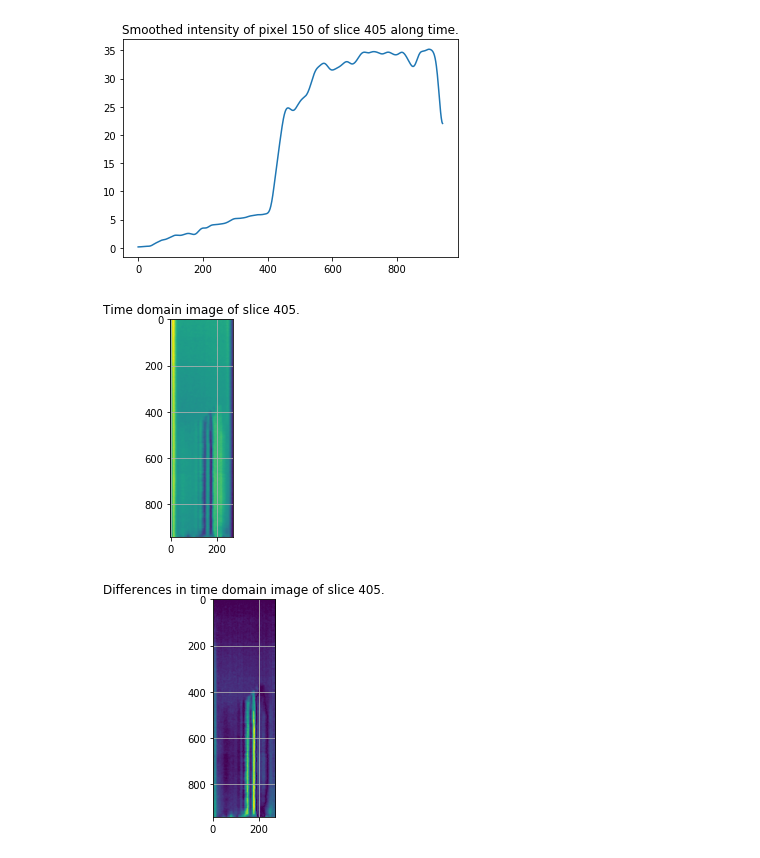
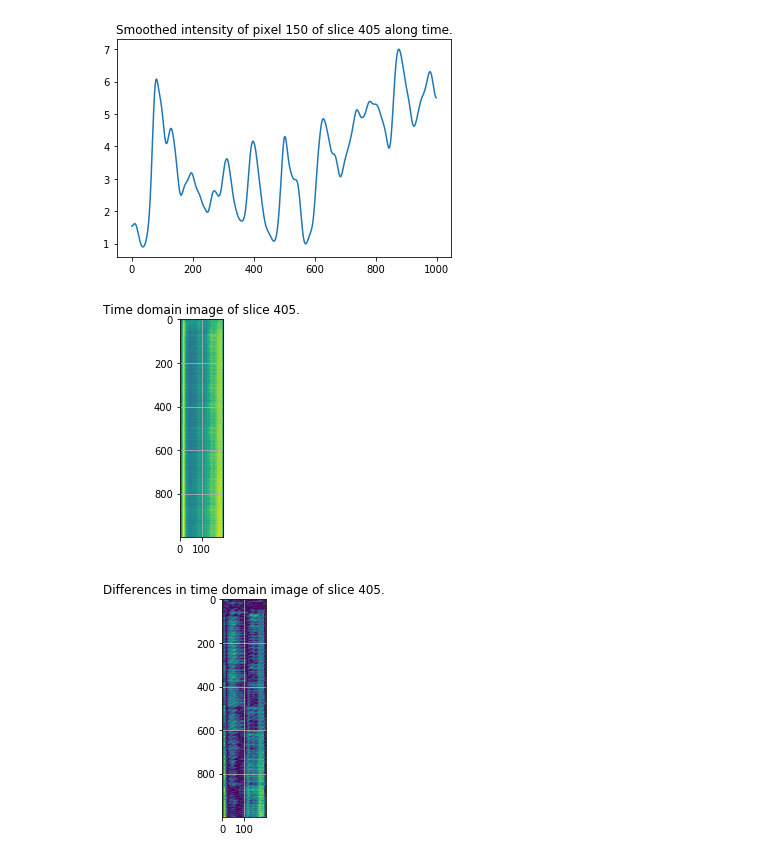
Before and after one commit to cemel-jhu/PSB-Image-Processing, a Jupyter notebook: PSM_Processing.ipynb, the cells around one changed output. Saved outputs shown, nothing was run; the diff lists cells and outputs as text; code cells hidden in the pictures.

```diff
--- a/PSM_Processing.ipynb
+++ b/PSM_Processing.ipynb
@@ -42,7 +50,7 @@ times = []
 
 # Run specific variables
 experiment = (
-    32
+    24
 )  # The experiment number. Images for this experiment should be in folder {experiment}/
 band = 8  # The band to examine within the experiment
 export_gifs = True  # Whether gifs should be exported
@@ -446,35 +484,33 @@ if export_gifs and cube.size > 0:
 # %%
 """Examine intensity profiles over time. This is useful for developing event
 determination algorithms."""
 if interactive and not imported:
-    # Checkout our time cube and various slice, in time/space
-    offset = 0
-    s = 405
-    p = 150
+  # Checkout our time cube and various slice, in time/space
+  offset = 0
+  s = 405
+  p = 150
 
-    avg_profile = np.average(cube[:time_margin, s, :], axis=0)
-    smoothed = scipy.ndimage.filters.gaussian_filter(np.abs(cube[:, s, :]), 1)
-    smoothed_difference = np.abs(
-        scipy.ndimage.filters.gaussian_filter(cube[:, s, :] - avg_profile, 1)
-    )
+  avg_profile = np.average(cube[:time_margin, s, :], axis=0)
+  smoothed = scipy.ndimage.filters.gaussian_filter(np.abs(cube[:, s, :]), 1)
+  smoothed_difference = np.abs(
+      scipy.ndimage.filters.gaussian_filter(cube[:, s, :] - avg_profile, 1))
 
-    # t = 180 in ex. 32 is a good example of little change
-    plt.title(
-        "Smoothed intensity of pixel {} of slice {} along time.".format(p, offset + s)
-    )
-    plt.plot(scipy.ndimage.filters.gaussian_filter(smoothed_difference[:, p], 9))
-    plt.show()
+  # t = 180 in ex. 32 is a good example of little change
+  plt.title("Smoothed intensity of pixel {} of slice {} along time.".format(
+      p, offset + s))
+  plt.plot(scipy.ndimage.filters.gaussian_filter(smoothed_difference[:, p], 9))
+  plt.show()
 
-    plt.title("Time domain image of slice {}.".format(offset + s))
-    plt.imshow(smoothed)
-    plt.grid()
-    plt.show()
+  plt.title("Time domain image of slice {}.".format(offset + s))
+  plt.imshow(smoothed)
+  plt.grid()
+  plt.show()
 
-    plt.title("Differences in time domain image of slice {}.".format(offset + s))
-    plt.imshow(smoothed_difference)
-    plt.grid()
-    plt.show()
+  plt.title("Differences in time domain image of slice {}.".format(offset + s))
+  plt.imshow(smoothed_difference)
+  plt.grid()
+  plt.show()
 # %% [output]
-[figure, old version]
+[figure, new version]
-[figure, old version]
+[figure, new version]
-[figure, old version]
+[figure, new version]
```
Also changed, not shown: parts of 30 cells of this notebook.
